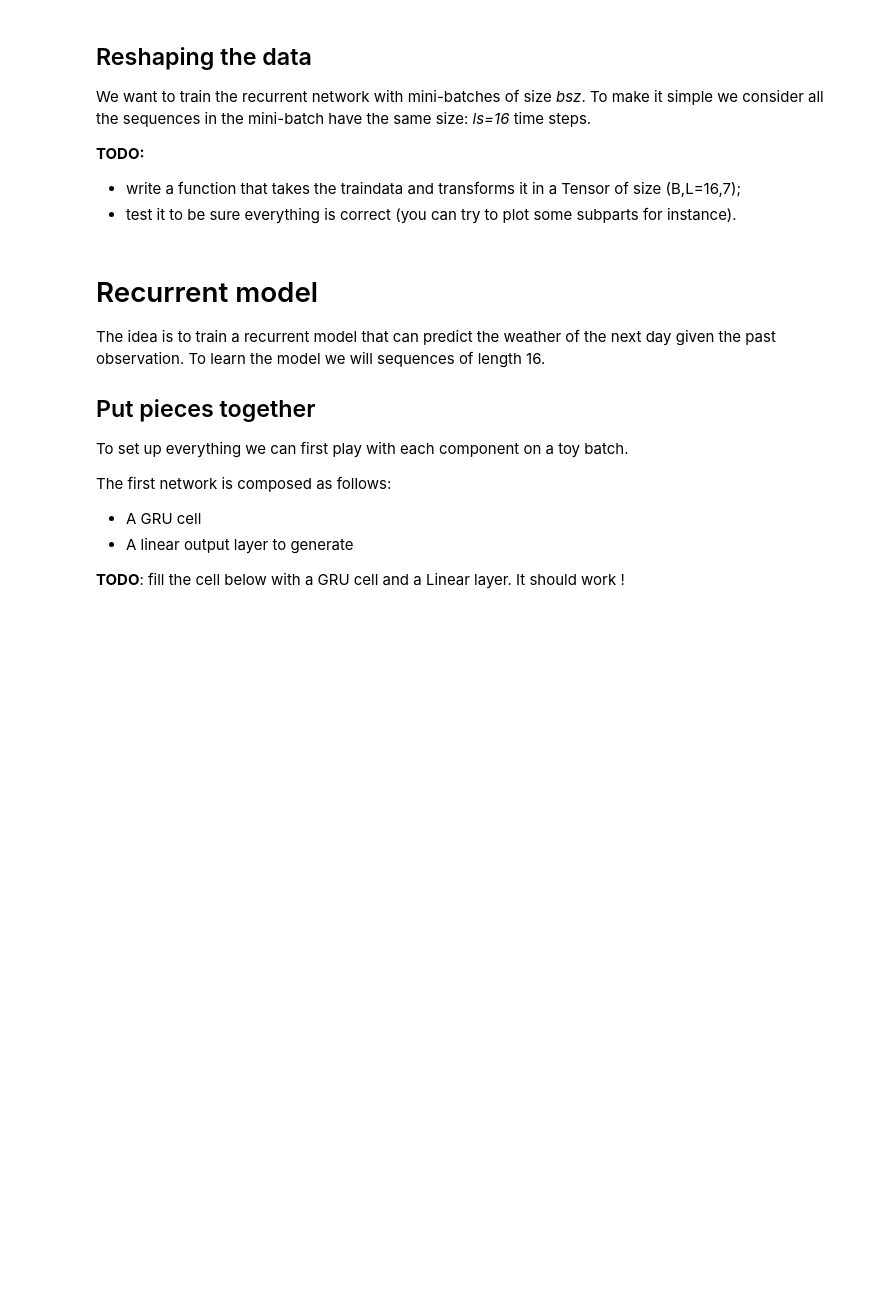
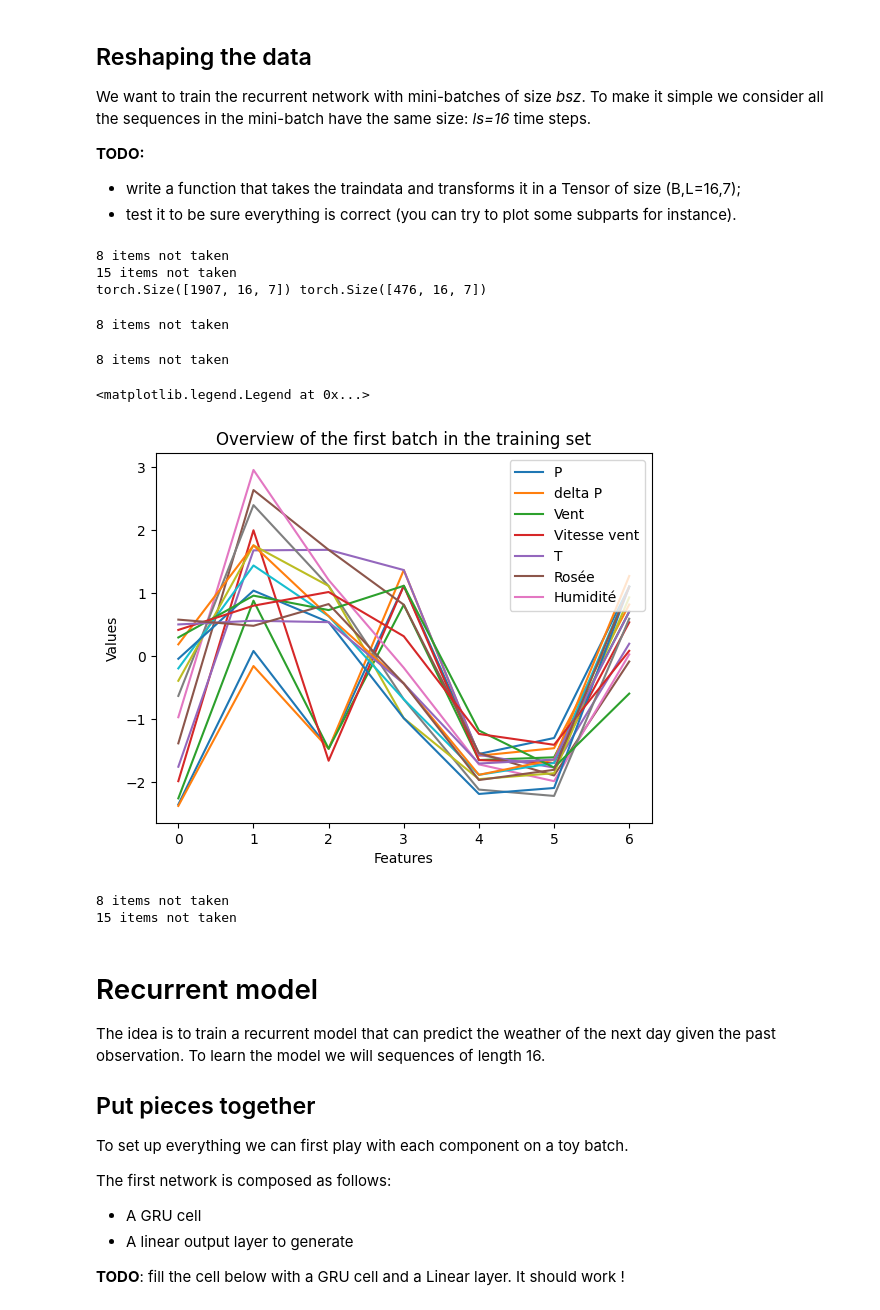
Before and after one commit to constantbourdrez/DL_ESPCI, a Jupyter notebook: lab_recurrent_meteo.ipynb, the cells around one changed output. Saved outputs shown, nothing was run; the diff lists cells and outputs as text; code cells hidden in the pictures; blank space fills up the shorter version.

Commit message:
end of the first session

```diff
--- a/lab_recurrent_meteo.ipynb
+++ b/lab_recurrent_meteo.ipynb
@@ -232,11 +233,9 @@ std_train = th.std(ptrain, dim=0)    # Compute standard deviation along rows
 
 ptrain = (ptrain - mean_train)/std_train
 
-mean_test = th.mean(ptest, dim=0)  # Compute mean along rows
-std_test = th.std(ptest, dim=0)    # Compute standard deviation along rows
 
 
-ptrain = (ptrain - mean_train)/std_train
+ptest = (ptest - mean_train)/std_train
 
 train = ptrain.numpy()
 # %% [markdown]
@@ -274,3 +271,37 @@ We want to train the recurrent network with mini-batches of size *bsz*. To make
+# %%
+def split_batch(tensor, batch_size):
+  shape = tensor.shape
+  number_of_batch = shape[0] // batch_size
+  rest = shape[0] % batch_size
+  print(f"{rest} items not taken")
+  return tensor.contiguous()[:number_of_batch*batch_size, :].view(number_of_batch, batch_size, 7)
+# %%
+print(split_batch(ptrain, 16).shape, split_batch(ptest, 16).shape)
+# %% [output]
+8 items not taken
+15 items not taken
+torch.Size([1907, 16, 7]) torch.Size([476, 16, 7])
+# %%
+ b = split_batch(ptrain, 16)
+# %% [output]
+8 items not taken
+# %%
+plt.plot(split_batch(ptrain, 16)[0].numpy().T)
+plt.title('Overview of the first batch in the training set')
+plt.xlabel('Features')
+plt.ylabel('Values')
+plt.legend(['P', 'delta P', 'Vent', 'Vitesse vent', 'T', 'Rosée', 'Humidité'])
+# %% [output]
+8 items not taken
+<matplotlib.legend.Legend at 0x...>
+[figure, added]
+# %%
+from torch.utils.data import DataLoader
+trainloader = DataLoader(split_batch(ptrain,16), batch_size = 100, shuffle = False)
+testloader = DataLoader(split_batch(ptest,16), batch_size = 100, shuffle = False)
+# %% [output]
+8 items not taken
+15 items not taken
 # %% [markdown]
 # Recurrent model
 The idea is to train a recurrent model that can predict the weather of the next day given the past observation.
```
Also changed, not shown: parts of 21 cells of this notebook.
